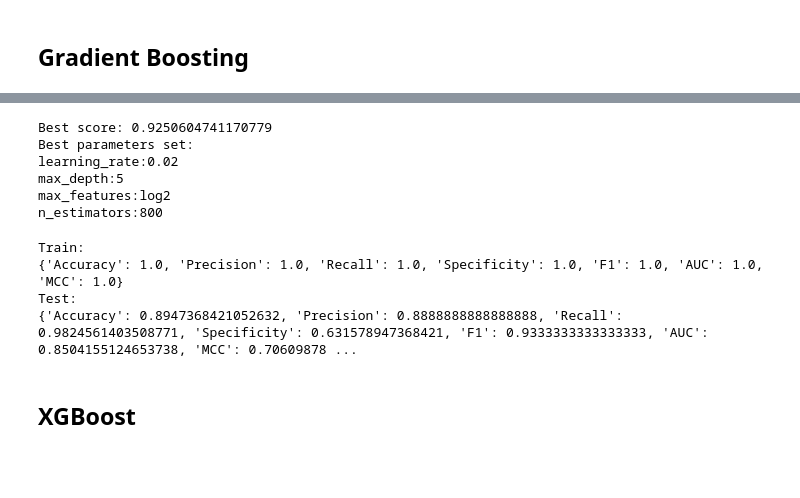
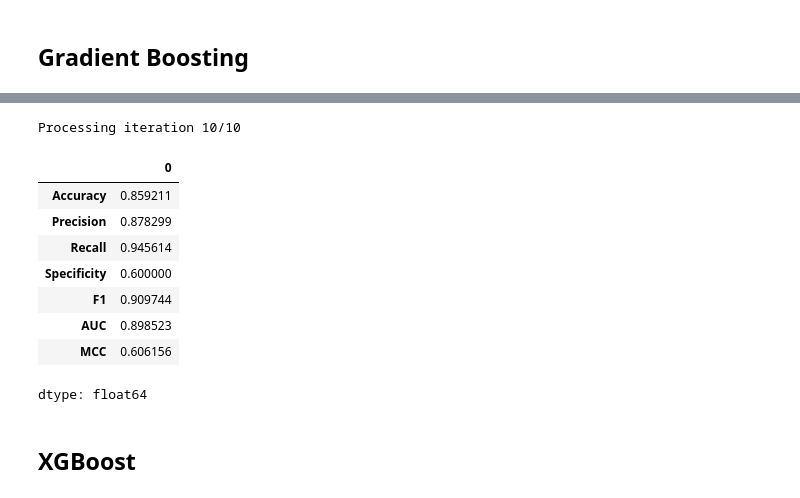
Before and after one commit to Durixas/Parkinson-s-Disease-Prediction-Code-and-Data-Repository, a Jupyter notebook: post_agg.ipynb, the cells around one changed output, grey strips where cells are left out. Cells and saved outputs as stored; diff of their text form; code cells hidden in the pictures; blank space fills up the shorter version.

```diff
--- a/post_agg.ipynb
+++ b/post_agg.ipynb
@@ -375,17 +315,0 @@ GridSearchCV(cv=GroupKFold(n_splits=5),
-# %%
-print_grid_search(grid_gb)
-# %% [output]
-Best score: 0.9250604741170779
-Best parameters set:
-learning_rate:0.02
-max_depth:5
-max_features:log2
-n_estimators:800
-# %%
-best_gb = grid_gb.best_estimator_
-res_gb_train3, res_gb_test3 = get_results3(best_gb)
-# %% [output]
-Train:
-{'Accuracy': 1.0, 'Precision': 1.0, 'Recall': 1.0, 'Specificity': 1.0, 'F1': 1.0, 'AUC': 1.0, 'MCC': 1.0}
-Test:
-{'Accuracy': 0.8947368421052632, 'Precision': 0.8888888888888888, 'Recall': 0.9824561403508771, 'Specificity': 0.631578947368421, 'F1': 0.9333333333333333, 'AUC': 0.8504155124653738, 'MCC': 0.70609878 ...
@@ -395,2 +316,34 @@ df_test_result3 = pd.concat([df_test_result3, pd.DataFrame(res_gb_test3, index=[
+# %%
+params = {
+    'n_estimators': [800],
+    'learning_rate': [0.01, 0.02],
+    'max_depth': [3, 5],
+    'max_features': ['sqrt', 'log2']
+}
+
+results = defaultdict(list)
+
+for i in range(10):
+    print(f"\rProcessing iteration {i+1}/10", end='', flush=True)
+    metrics = grid_search(i, GradientBoostingClassifier(random_state=42), params)
+    for key, value in metrics.items():
+        results[key].append(value)
+
+results = dict(results)
+summary['GBDT'] = results
+# %% [output]
+Processing iteration 10/10
+# %%
+pd.DataFrame(summary['GBDT']).mean()
+# %% [output]
+|  | 0 |
+| Accuracy | 0.859211 |
+| Precision | 0.878299 |
+| Recall | 0.945614 |
+| Specificity | 0.600000 |
+| F1 | 0.909744 |
+| AUC | 0.898523 |
+| MCC | 0.606156 |
+dtype: float64
 # %% [markdown]
 ## XGBoost
```
Also changed, not shown: parts of 80 cells of this notebook.
